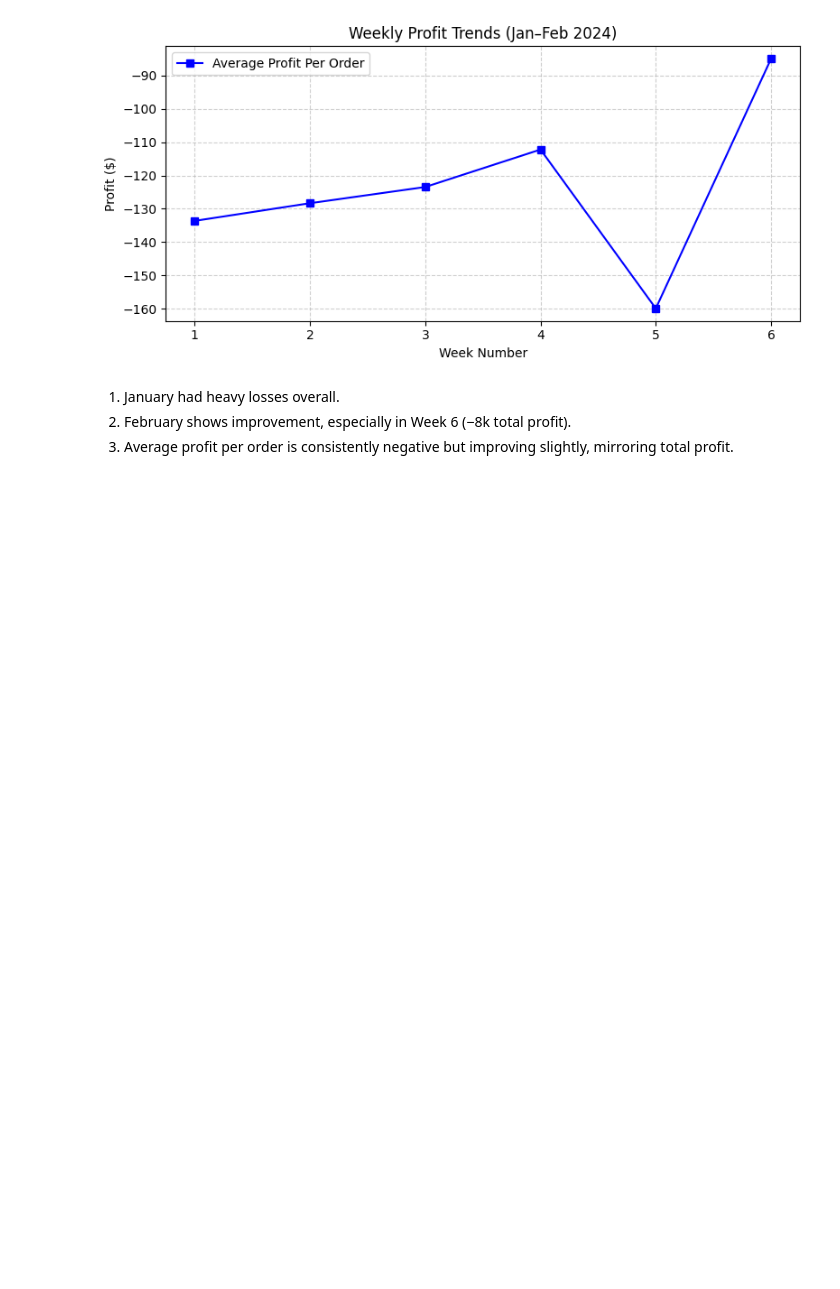
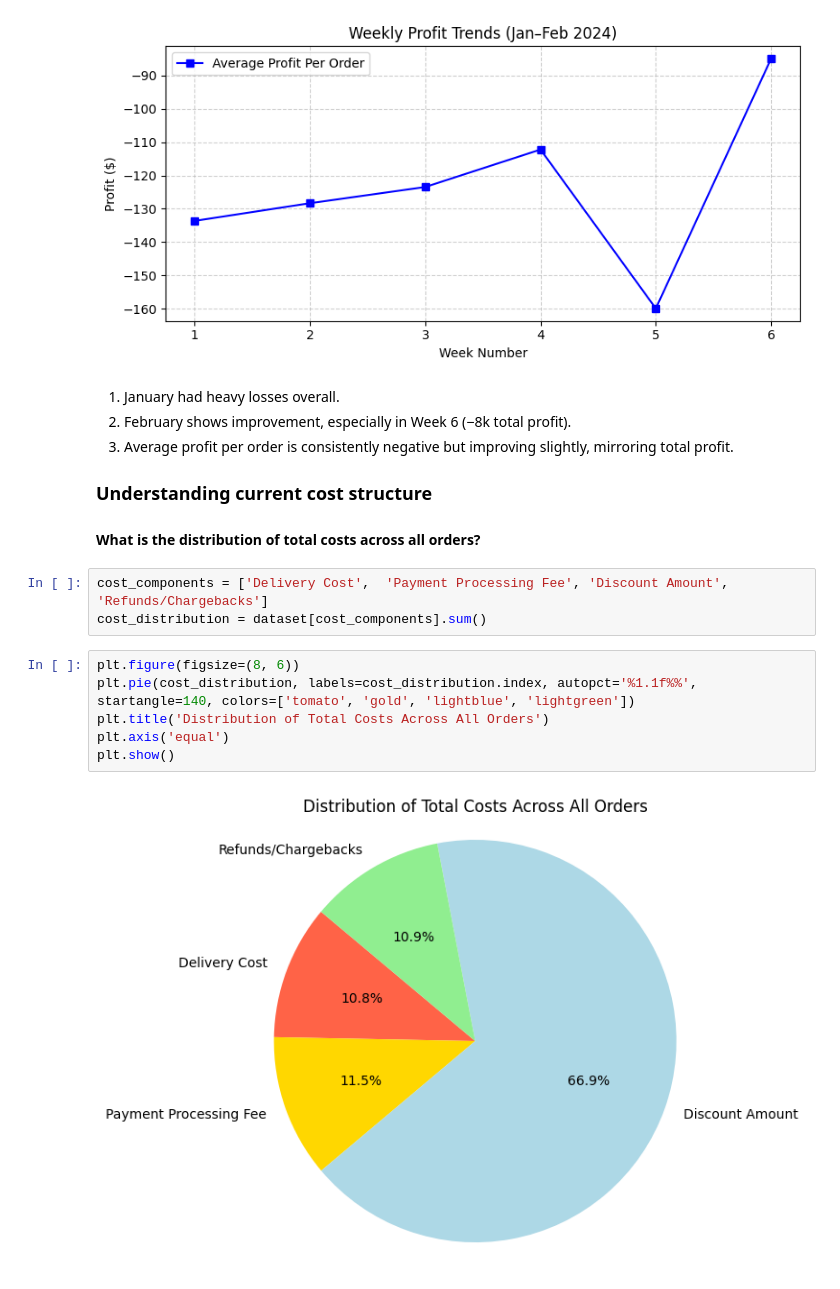
Before and after one commit to Darknight47/Data-Science-Projects-03, a Jupyter notebook: Cost_Profitability_analysis.ipynb, the cells around one changed output. Cells and saved outputs as stored; diff of their text form; blank space fills up the shorter version.

Commit message:
distribution of total costs

```diff
--- a/Cost_Profitability_analysis.ipynb
+++ b/Cost_Profitability_analysis.ipynb
@@ -381,3 +381,17 @@ plt.show()
 1. January had heavy losses overall.
 2. February shows improvement, especially in Week 6 (−8k total profit).
 3. Average profit per order is consistently negative but improving slightly, mirroring total profit.
+
+### Understanding current cost structure
+#### What is the distribution of total costs across all orders?
+# %%
+cost_components = ['Delivery Cost',  'Payment Processing Fee', 'Discount Amount', 'Refunds/Chargebacks']
+cost_distribution = dataset[cost_components].sum()
+# %%
+plt.figure(figsize=(8, 6))
+plt.pie(cost_distribution, labels=cost_distribution.index, autopct='%1.1f%%', startangle=140, colors=['tomato', 'gold', 'lightblue', 'lightgreen'])
+plt.title('Distribution of Total Costs Across All Orders')
+plt.axis('equal')
+plt.show()
+# %% [output]
+[figure, added]
```
Also changed, not shown: parts of 1 cell of this notebook.
